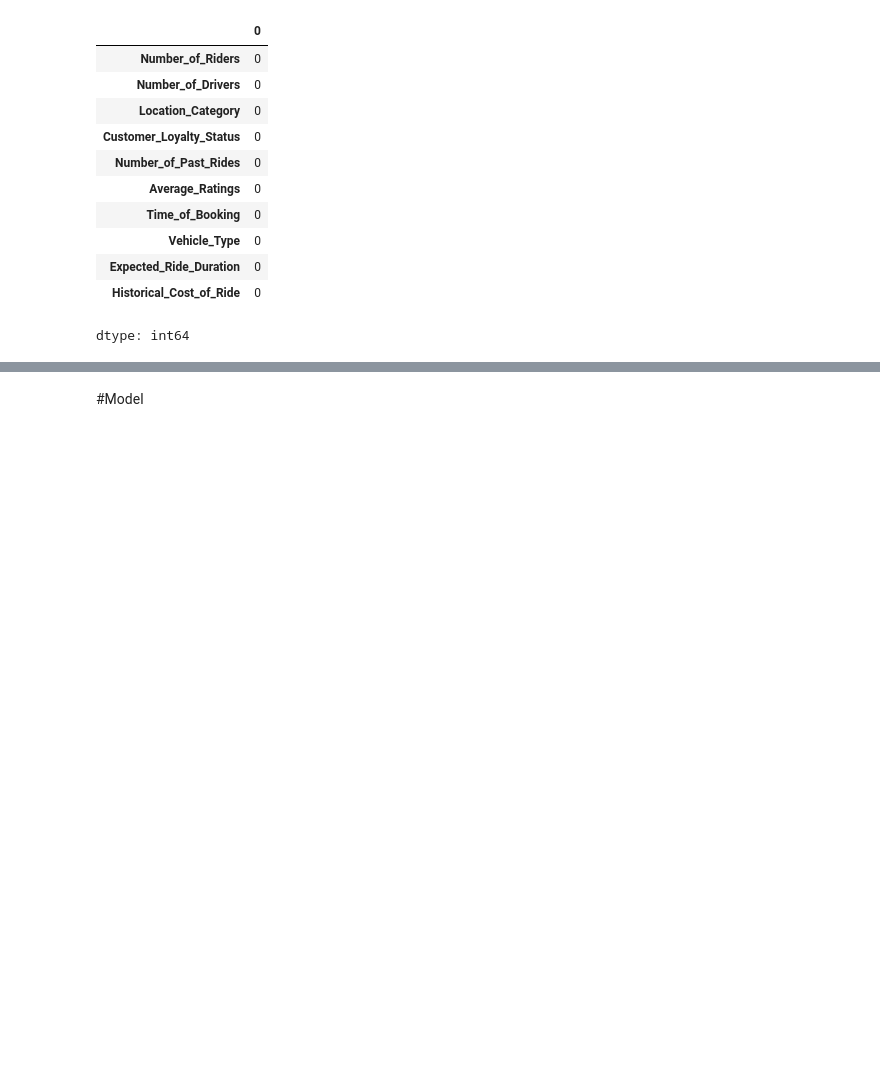
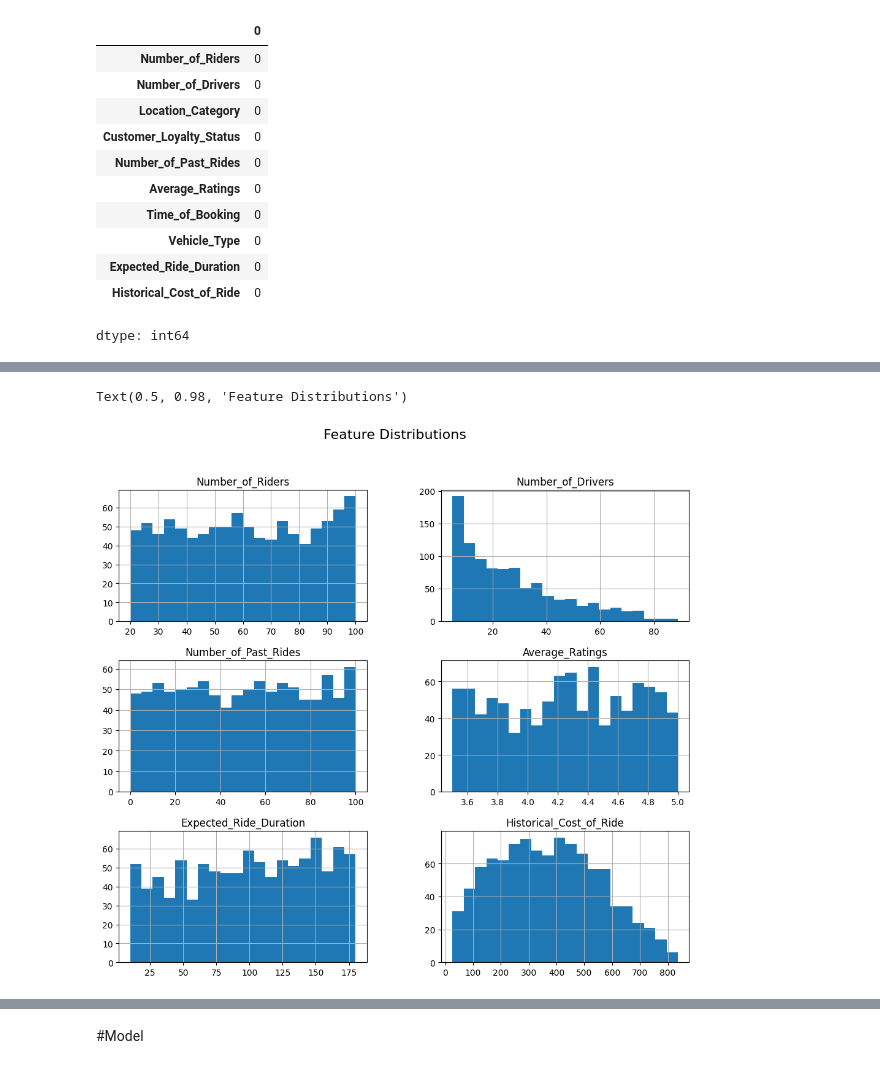
Before and after one commit to AhmedSaleh171/Thesis, a Jupyter notebook: Uberset.ipynb, the cells around one changed output, grey strips where cells are left out. Drawn from its saved outputs; the diff is of its cells as text; code cells hidden in the pictures; blank space fills up the shorter version.

```diff
--- a/Uberset.ipynb
+++ b/Uberset.ipynb
@@ -50,0 +62,6 @@ dtype: int64
+# %%
+df.hist(figsize=(12, 10), bins=20)
+plt.suptitle("Feature Distributions", fontsize=16)
+# %% [output]
+Text(0.5, 0.98, 'Feature Distributions')
+[figure, added]
```
Also changed, not shown: parts of 6 cells of this notebook.
